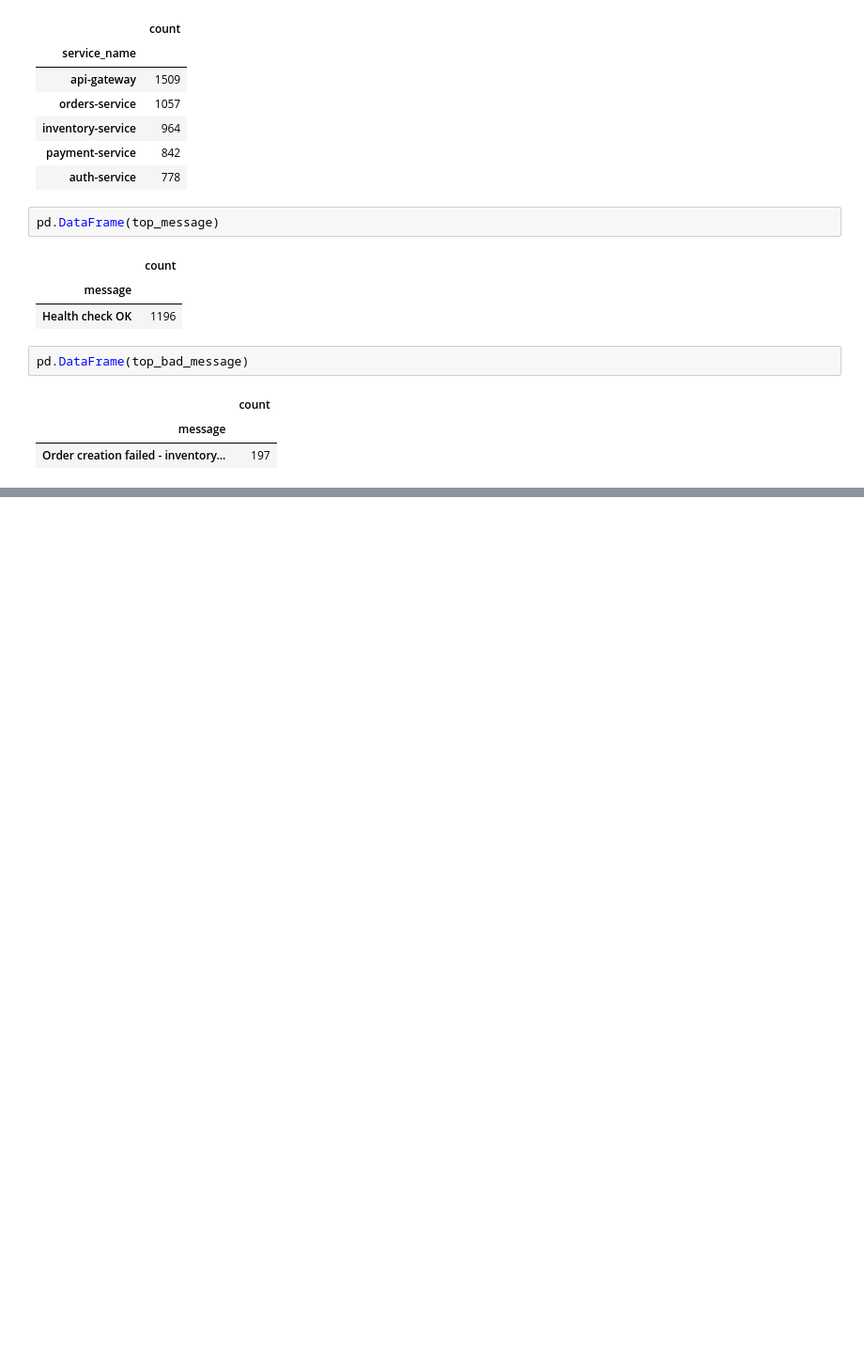
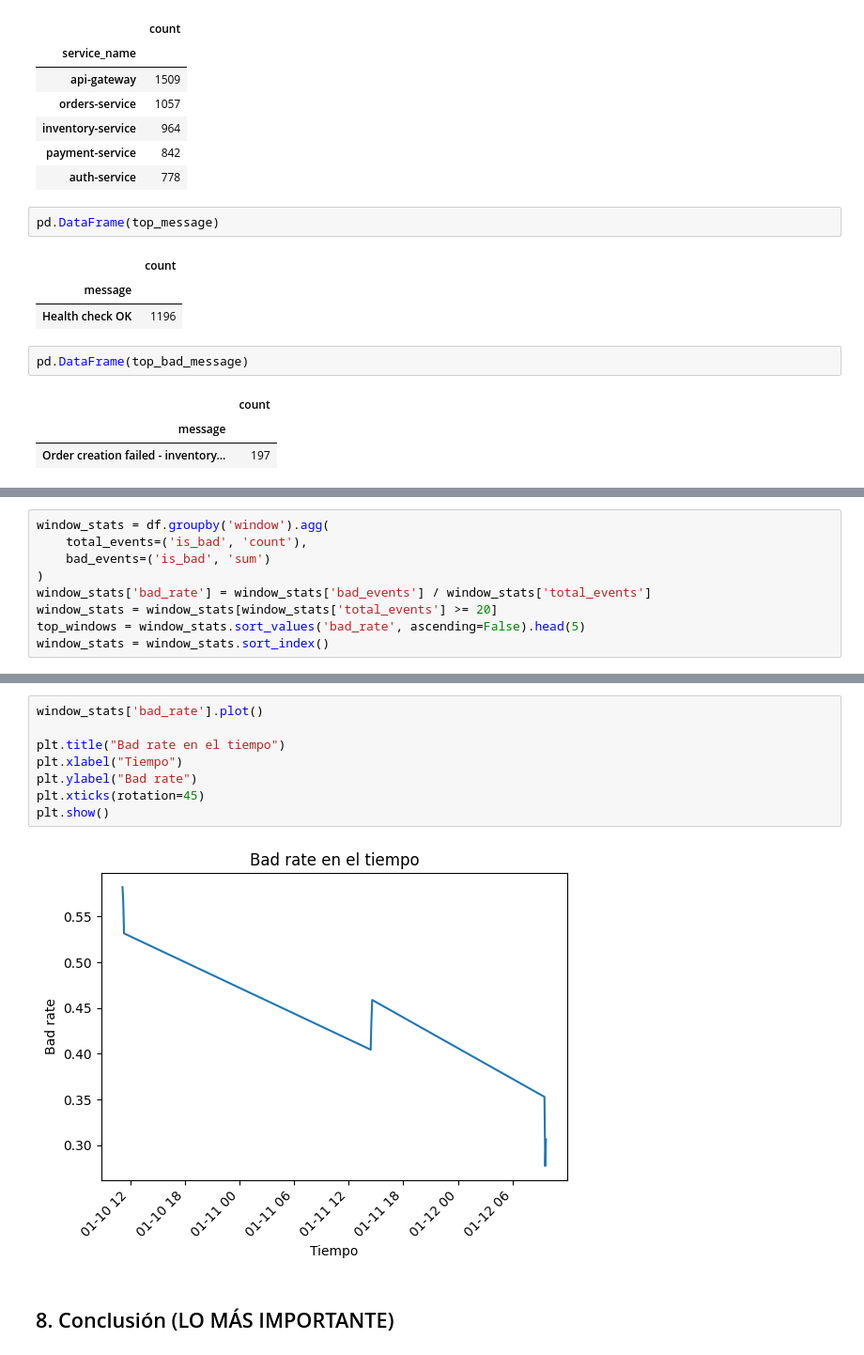
Before and after one commit to Yiovan/Interpretacion_de_Logs, a Jupyter notebook: registros.ipynb, the cells around one changed output, grey strips where cells are left out. Shown at 94% size. Drawn from its saved outputs; the diff is of its cells as text; blank space fills up the shorter version.

```diff
--- a/registros.ipynb
+++ b/registros.ipynb
@@ -79,0 +85,9 @@ pd.DataFrame(top_bad_message)
+# %%
+window_stats = df.groupby('window').agg(
+    total_events=('is_bad', 'count'),
+    bad_events=('is_bad', 'sum')
+)
+window_stats['bad_rate'] = window_stats['bad_events'] / window_stats['total_events']
+window_stats = window_stats[window_stats['total_events'] >= 20]
+top_windows = window_stats.sort_values('bad_rate', ascending=False).head(5)
+window_stats = window_stats.sort_index()
@@ -79,0 +196,12 @@ pd.DataFrame(top_bad_message)
+# %%
+window_stats['bad_rate'].plot()
+
+plt.title("Bad rate en el tiempo")
+plt.xlabel("Tiempo")
+plt.ylabel("Bad rate")
+plt.xticks(rotation=45)
+plt.show()
+# %% [output]
+[figure, added]
+# %% [markdown]
+## 8. Conclusión (LO MÁS IMPORTANTE)
```
Also changed, not shown: parts of 21 cells of this notebook.
